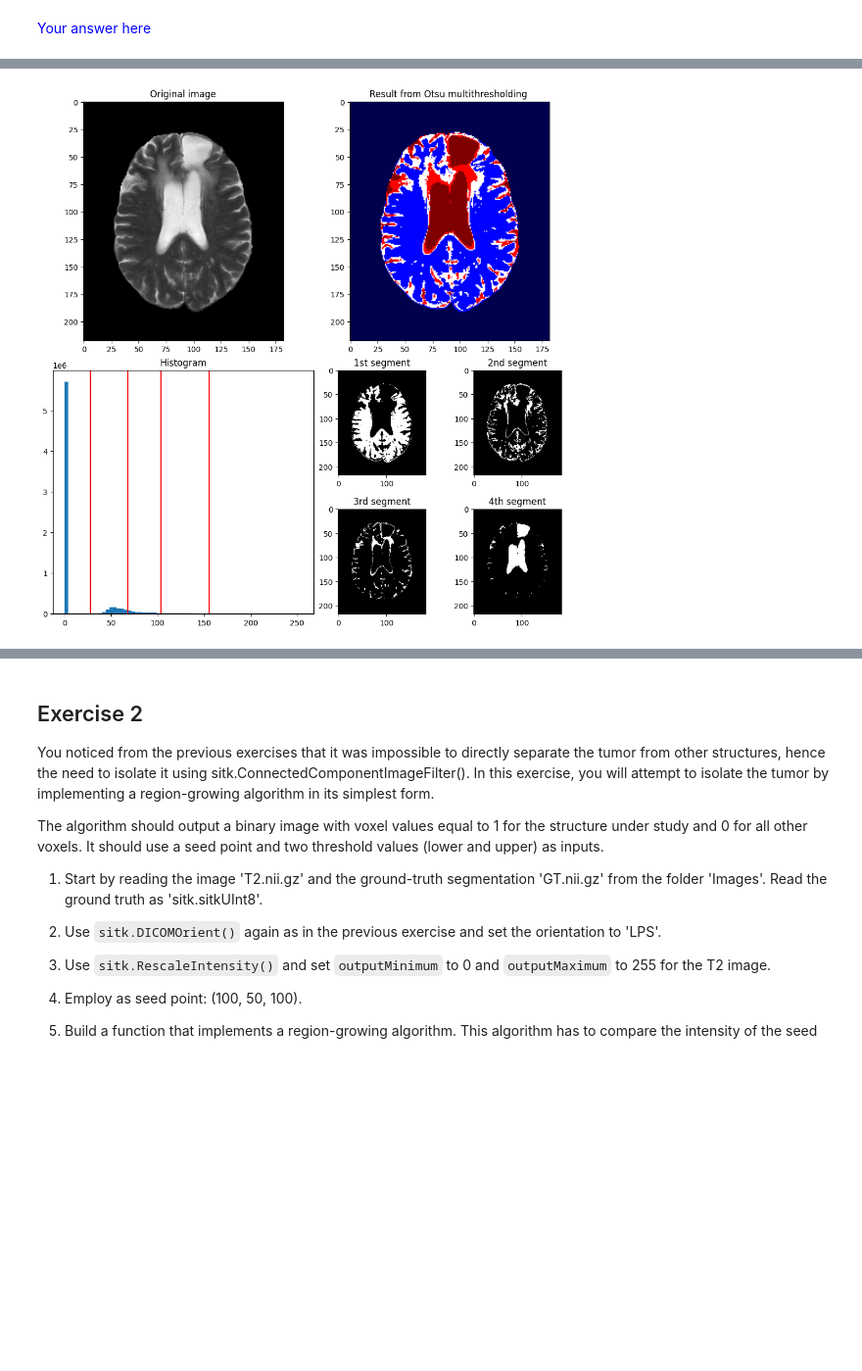
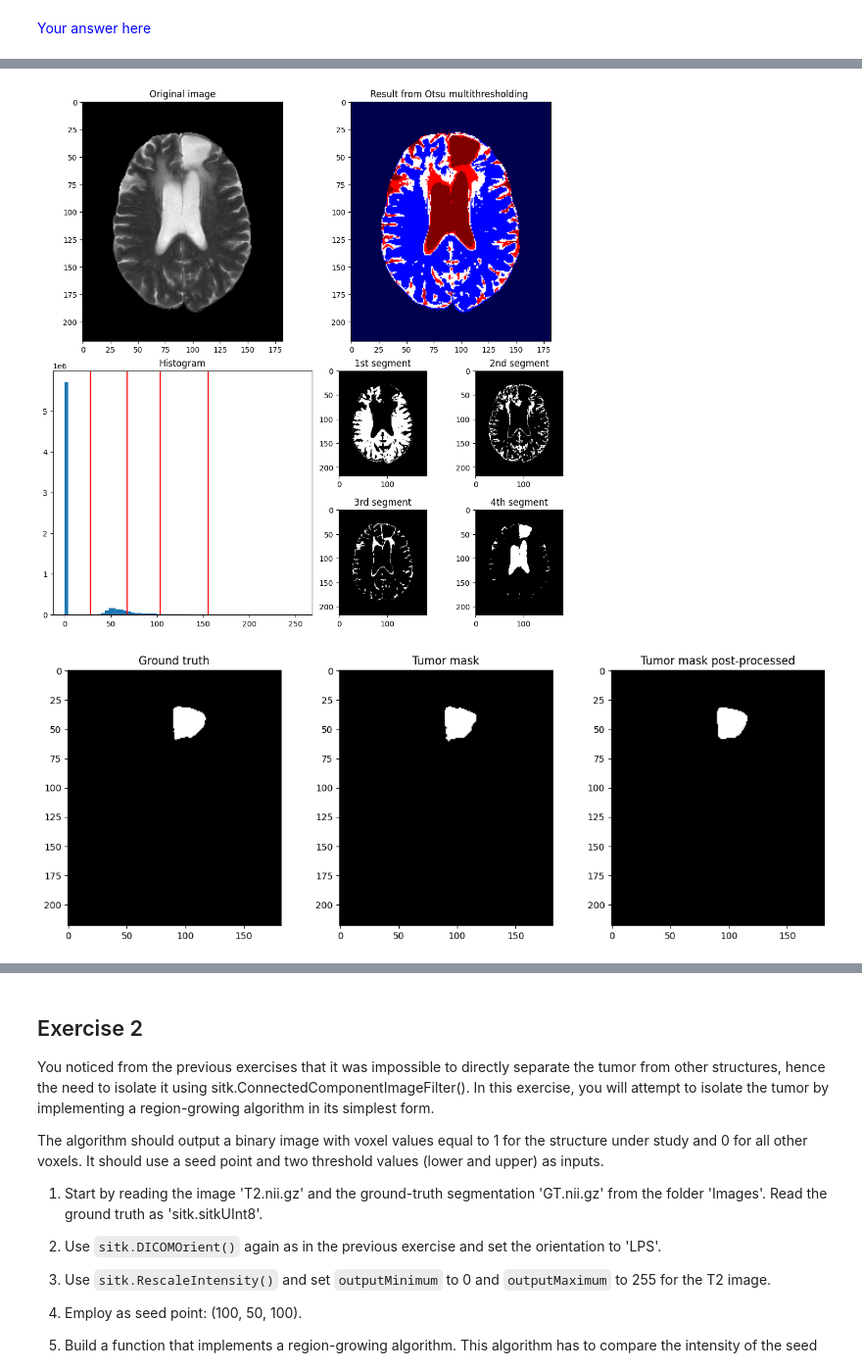
Before and after one commit to noco04-ugent/practicum-4, a Jupyter notebook: ImageProcessing_II_arend_noah.ipynb, the cells around one changed output, grey strips where cells are left out. Shown: that part at 98% size. Saved outputs shown, nothing was run; the diff lists cells and outputs as text; code cells hidden in the pictures; blank space fills up the shorter version.

```diff
--- a/ImageProcessing_II_arend_noah.ipynb
+++ b/ImageProcessing_II_arend_noah.ipynb
@@ -208,23 +208,92 @@ otsu_multiple_filter.SetNumberOfThresholds(4)
 otsu_multiple_filter.SetNumberOfHistogramBins(64)
 
 # show the images and the segments
-show_segments(image, otsu_multiple_filter.Execute(image), otsu_multiple_filter.GetThresholds(), 100)
+show_segments(image, otsu_multiple_filter.Execute(image), otsu_multiple_filter.GetThresholds(), 100)  # axial slice 100 gives good visualization
+plt.show()
+# create function that extracts the tumor
+def extract_tumor(image):
+    otsu_seg = otsu_multiple_filter.Execute(image)
 
-# create function that extracts the tumor
-def extract_tumor(image, gt):
-  comp = sitk.ConnectedComponentImageFilter()
-  comp.FullyConnectedOn()
+    # extract only class 4 from the multi-thresholding algorithm
+    class4 = otsu_seg == 4
+    class4 = sitk.Cast(class4, sitk.sitkUInt8)
 
-  label_image = comp.Execute(otsu_multiple_filter.Execute(image))
-  label_image = sitk.RelabelComponent(label_image,sortByObjectSize = True)
+    # connected components
+    cc = sitk.ConnectedComponentImageFilter()
+    cc.FullyConnectedOn()
+    labels = cc.Execute(class4)
 
-  label_image_array = sitk.GetArrayFromImage(label_image)
-  gt_array = sitk.GetArrayFromImage(gt)
+    # relabel by size
+    relabeled = sitk.RelabelComponent(labels, sortByObjectSize=True)
 
-  print(label_image_array.shape)
-  print(gt_array.shape)
+    # choose which label corresponds to tumor
+    tumor_label = 2
 
+    # create binary tumor mask
+    tumor_mask = relabeled == tumor_label
+    tumor_mask = sitk.Cast(tumor_mask, sitk.sitkUInt8)
 
-  return label_image
-extract_tumor(image,gt)
+    return tumor_mask
+
+tumor_mask = extract_tumor(image)
+
+median = sitk.BinaryMedianImageFilter()
+median.SetRadius((3,3,3))
+tumor_clean = median.Execute(tumor_mask)
+
+slice_index = 100 # again slice 100
+
+# plot ground truth vs original vs post-processed mask
+fig, ax = plt.subplots(1, 3, figsize=(15, 5))
+ax[0].imshow(sitk.GetArrayFromImage(gt)[slice_index], cmap='gray')
+ax[0].set_title('Ground truth')
+ax[1].imshow(sitk.GetArrayFromImage(tumor_mask)[slice_index], cmap='gray')
+ax[1].set_title('Tumor mask')
+ax[2].imshow(sitk.GetArrayFromImage(tumor_clean)[slice_index], cmap='gray')
+ax[2].set_title('Tumor mask post-processed')
+plt.show()
+
+def evaluate(gt, seg):
+    # both are binary uint8
+    gt = sitk.Cast(gt, sitk.sitkUInt8)
+    seg = sitk.Cast(seg, sitk.sitkUInt8)
+
+    # DICE
+    dice_filter = sitk.LabelOverlapMeasuresImageFilter()
+    dice_filter.Execute(gt, seg)
+    dice = dice_filter.GetDiceCoefficient()
+
+    # Hausdorff Distance
+    hd_filter = sitk.HausdorffDistanceImageFilter()
+    hd_filter.Execute(gt, seg)
+    hd = hd_filter.GetHausdorffDistance()
+
+    return dice, hd
+
+dice, hd = evaluate(gt, tumor_mask)
+dice_clean, hd_clean = evaluate(gt, tumor_clean)
+
+# plot metrics with barplot
+fig, ax = plt.subplots(1, 2, figsize=(15, 5))
+
+bars1 = ax[0].bar(['Without post-processing', 'With post-processing'],[dice, dice_clean])
+ax[0].set_title('DICE')
+for bar in bars1:
+    height = bar.get_height()
+    ax[0].text(bar.get_x() + bar.get_width()/2,
+               height,
+               f"{height:.3f}",
+               ha='center',
+               va='bottom')
+bars2 = ax[1].bar(['Without post-processing', 'With post-processing'],[hd, hd_clean])
+ax[1].set_title('Hausdorff Distance')
+for bar in bars2:
+    height = bar.get_height()
+    ax[1].text(bar.get_x() + bar.get_width()/2,
+               height,
+               f"{height:.2f}",
+               ha='center',
+               va='bottom')
+plt.tight_layout()
+plt.show()
 # %% [output]
@@ -234 +300,2 @@ extract_tumor(image,gt)
 [figure]
+[figure, added]
```
Also changed, not shown: parts of 2 cells of this notebook.
